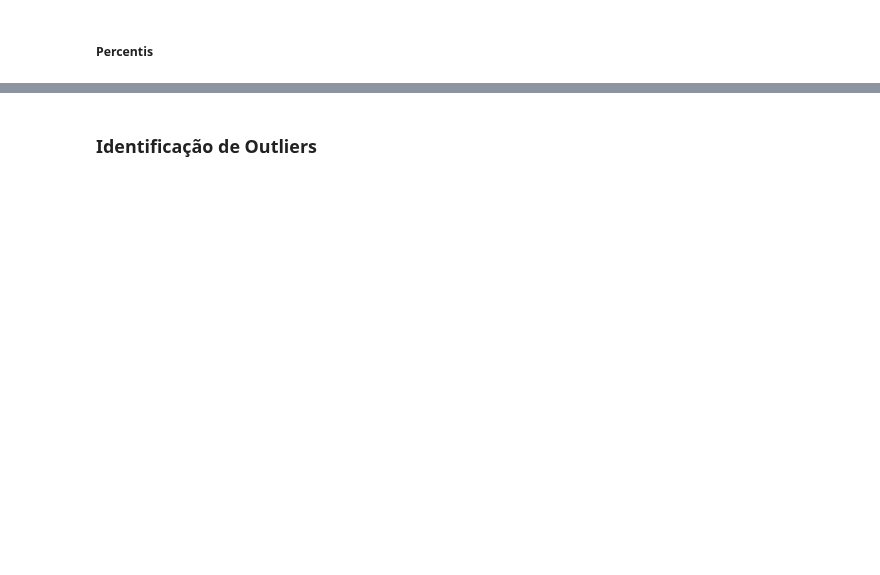
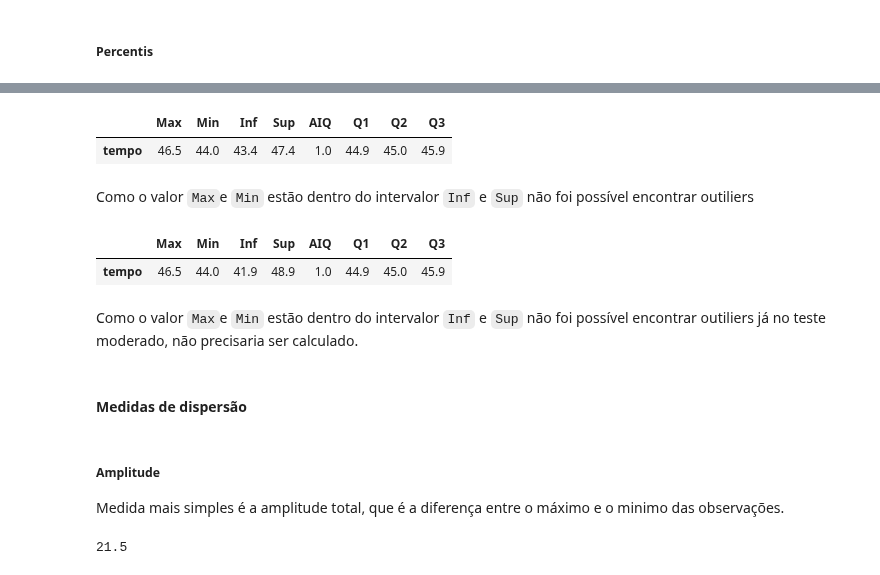
Before and after one commit to jvataidee/ManualdeAnalisedeDadosPython, a Jupyter notebook: cap2_estatistica_descritiva_univariada.ipynb, the cells around one changed output, grey strips where cells are left out. Drawn from its saved outputs; the diff is of its cells as text; code cells hidden in the pictures; blank space fills up the shorter version.

```diff
--- a/cap2_estatistica_descritiva_univariada.ipynb
+++ b/cap2_estatistica_descritiva_univariada.ipynb
@@ -425,13 +425,3 @@ print(f"Valor da Moda é de : { st.mode(perdas_mes.Perdas)}")
 Valor da Moda é de : 0.42
 # %% [markdown]
 #### Medidas separatrizes
-# %%
-dados = pd.DataFrame([[1, 6, 6],[2, 13, 19],
-                      [3, 20, 39],[4, 15, 54],
-                      [5, 7, 61],[6, 6, 67],
-                      [7, 3, 70]])
-
-colunas = ["Número de durmitórios","Fi", "Fac"]
-
-dados.columns = colunas
-dados
@@ -516,0 +510,40 @@ P75: 14.0
+# %%
+tempo = pd.DataFrame([44.0, 44.5, 44.7, 44.8, 44.9, 44.9, 45, 45, 45,
+                       45, 45.4, 45.6, 45.7, 45.8, 46, 46.2, 46.2, 46.3, 46.5 ])
+tempo.columns = ["tempo"]
+tempo = tempo.sort_values("tempo")
+# %%
+def verifica_outlier_moderado(dados):
+
+    #Calcular quartis
+    q1 = dados.quantile(q=0.25)
+    q2 = dados.quantile(q=0.50)
+    q3 = dados.quantile(q=0.75)
+
+    #Criando resultados
+    resultado = pd.DataFrame([])
+
+    #Calcular amplitude de quartil
+    aiq = (q3 - q1)
+
+    #Checando limite
+    limite_inf = q1 - 1.5*aiq
+    limite_sup = q3 + 1.5*aiq
+
+    resultado["Max"] = dados.max()
+    resultado["Min"] = dados.min()
+    resultado["Inf"] = limite_inf
+    resultado["Sup"] = limite_sup
+    resultado["AIQ"] = aiq
+    resultado["Q1"] = q1
+    resultado["Q2"] = q2
+    resultado["Q3"] = q3
+
+    return resultado
+# %%
+verifica_outlier_moderado(tempo)
+# %% [output]
+|  | Max | Min | Inf | Sup | AIQ | Q1 | Q2 | Q3 |
+| tempo | 46.5 | 44.0 | 43.4 | 47.4 | 1.0 | 44.9 | 45.0 | 45.9 |
+# %% [markdown]
+Como o valor `Max`e `Min` estão dentro do intervalor `Inf` e `Sup` não foi possível encontrar outiliers
@@ -517,2 +578,13 @@ P75: 14.0
+# %%
+verifica_outlier_extremo(tempo)
+# %% [output]
+|  | Max | Min | Inf | Sup | AIQ | Q1 | Q2 | Q3 |
+| tempo | 46.5 | 44.0 | 41.9 | 48.9 | 1.0 | 44.9 | 45.0 | 45.9 |
+# %% [markdown]
+Como o valor `Max`e `Min` estão dentro do intervalor `Inf` e `Sup` não foi possível encontrar outiliers já no teste moderado, não precisaria ser calculado.
 # %% [markdown]
-### Identificação de Outliers
+#### Medidas de dispersão
+# %% [markdown]
+##### Amplitude
+
+Medida mais simples é a amplitude total, que é a diferença entre o máximo e o minimo das observações.
@@ -518,0 +593,5 @@ P75: 14.0
+# %%
+amplitude = max(dados) - min(dados)
+amplitude
+# %% [output]
+21.5
```
Also changed, not shown: parts of 18 cells of this notebook.
